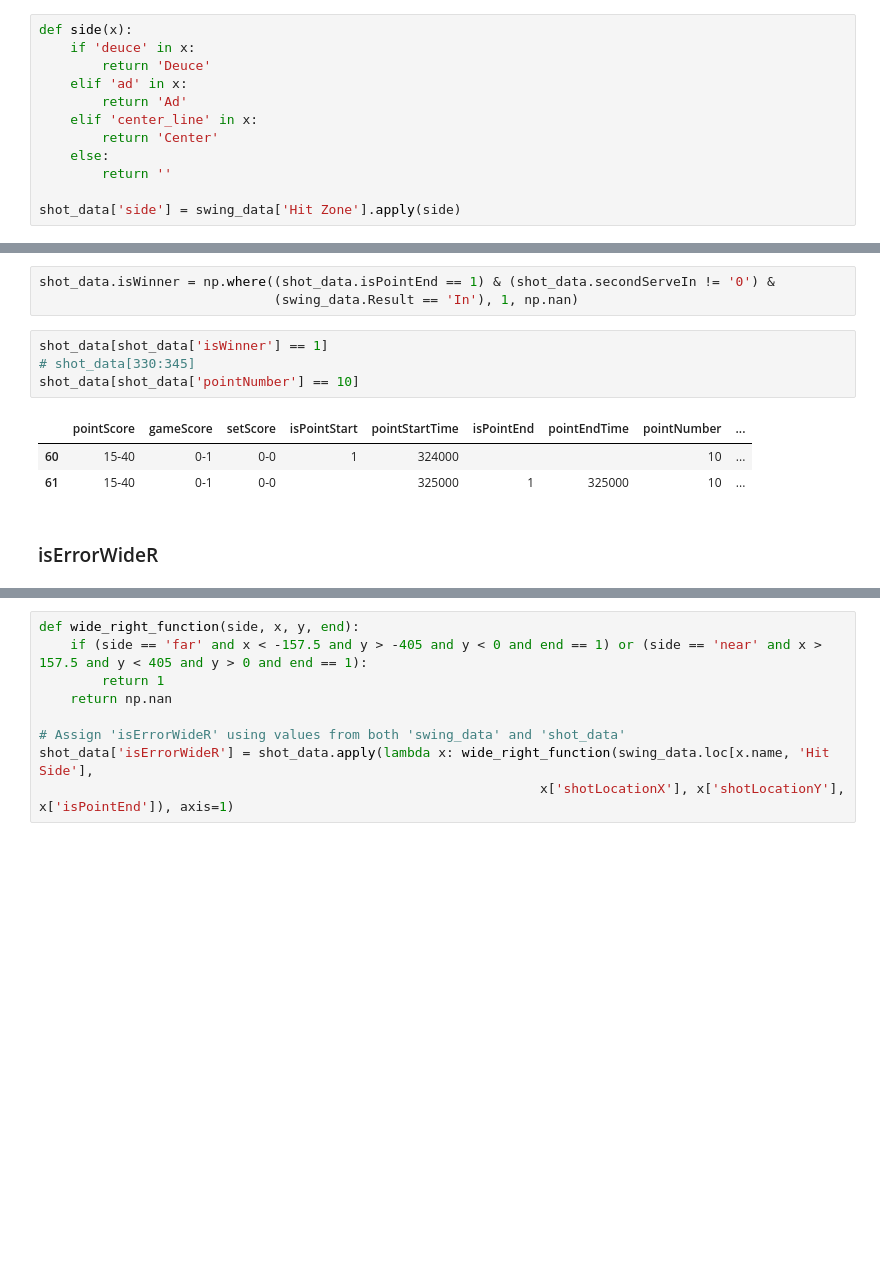
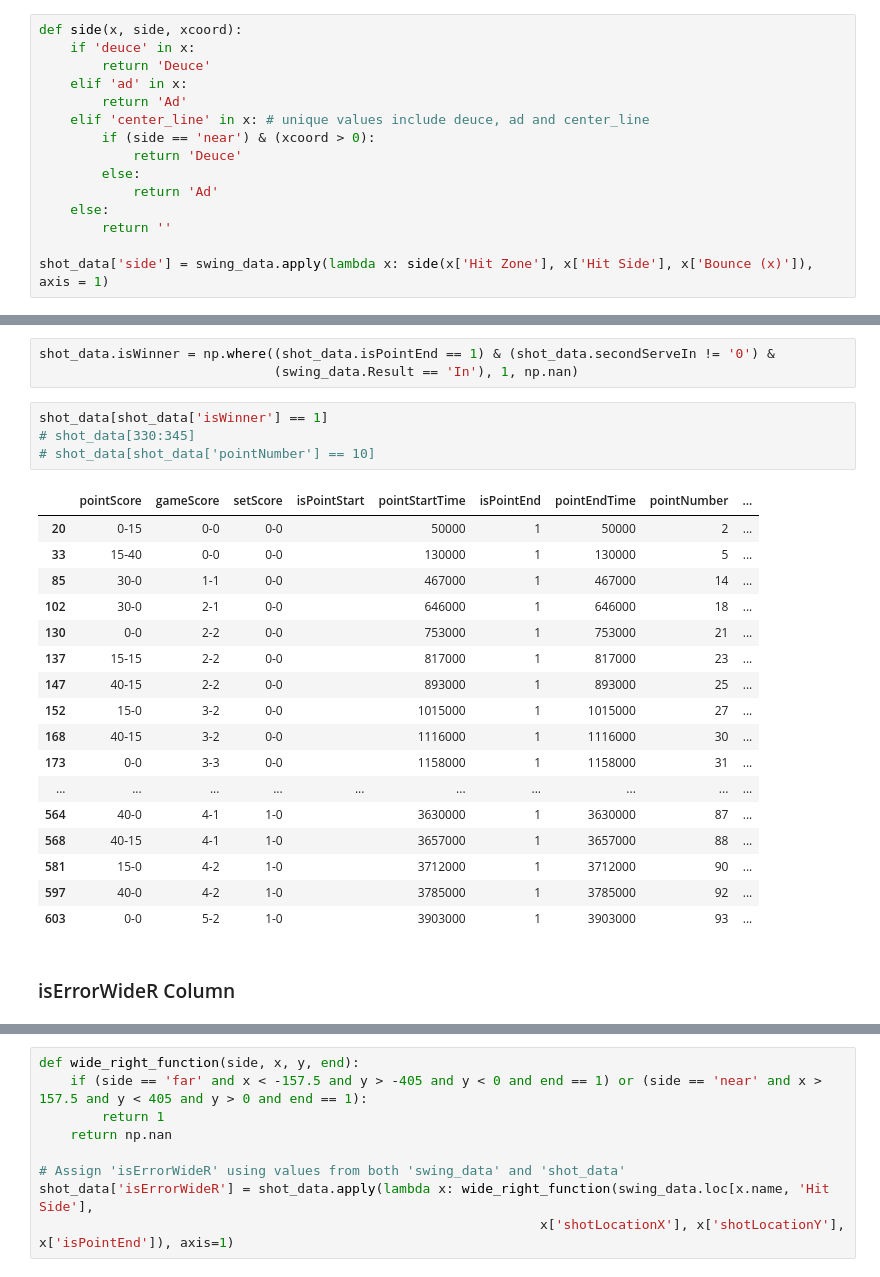
Before and after one commit to bruin-tennis-consulting/swingvision, a Jupyter notebook: swingvision_transformation.ipynb, the cells around one changed output, grey strips where cells are left out. Saved outputs shown, nothing was run; the diff lists cells and outputs as text; blank space fills up the shorter version.

```diff
--- a/swingvision_transformation.ipynb
+++ b/swingvision_transformation.ipynb
@@ -341,15 +322,18 @@ shot_data.shotInRally = swing_data.Shot
 # %%
-def side(x):
+def side(x, side, xcoord):
     if 'deuce' in x:
         return 'Deuce'
     elif 'ad' in x:
         return 'Ad'
-    elif 'center_line' in x:
-        return 'Center'
+    elif 'center_line' in x: # unique values include deuce, ad and center_line
+        if (side == 'near') & (xcoord > 0):
+            return 'Deuce'
+        else:
+            return 'Ad'
     else:
         return ''
 
-shot_data['side'] = swing_data['Hit Zone'].apply(side)
+shot_data['side'] = swing_data.apply(lambda x: side(x['Hit Zone'], x['Hit Side'], x['Bounce (x)']), axis = 1)
 # %% [markdown]
 ### Players
 # %%
@@ -638,10 +660,24 @@ shot_data.isWinner = np.where((shot_data.isPointEnd == 1) & (shot_data.secondSer
 # %%
 shot_data[shot_data['isWinner'] == 1]
 # shot_data[330:345]
-shot_data[shot_data['pointNumber'] == 10]
+# shot_data[shot_data['pointNumber'] == 10]
 # %% [output]
 |  | pointScore | gameScore | setScore | isPointStart | pointStartTime | isPointEnd | pointEndTime | pointNumber | ... |
-| 60 | 15-40 | 0-1 | 0-0 | 1 | 324000 |  |  | 10 | ... |
-| 61 | 15-40 | 0-1 | 0-0 |  | 325000 | 1 | 325000 | 10 | ... |
+| 20 | 0-15 | 0-0 | 0-0 |  | 50000 | 1 | 50000 | 2 | ... |
+| 33 | 15-40 | 0-0 | 0-0 |  | 130000 | 1 | 130000 | 5 | ... |
+| 85 | 30-0 | 1-1 | 0-0 |  | 467000 | 1 | 467000 | 14 | ... |
+| 102 | 30-0 | 2-1 | 0-0 |  | 646000 | 1 | 646000 | 18 | ... |
+| 130 | 0-0 | 2-2 | 0-0 |  | 753000 | 1 | 753000 | 21 | ... |
+| 137 | 15-15 | 2-2 | 0-0 |  | 817000 | 1 | 817000 | 23 | ... |
+| 147 | 40-15 | 2-2 | 0-0 |  | 893000 | 1 | 893000 | 25 | ... |
+| 152 | 15-0 | 3-2 | 0-0 |  | 1015000 | 1 | 1015000 | 27 | ... |
+| 168 | 40-15 | 3-2 | 0-0 |  | 1116000 | 1 | 1116000 | 30 | ... |
+| 173 | 0-0 | 3-3 | 0-0 |  | 1158000 | 1 | 1158000 | 31 | ... |
+| ... | ... | ... | ... | ... | ... | ... | ... | ... | ... |
+| 564 | 40-0 | 4-1 | 1-0 |  | 3630000 | 1 | 3630000 | 87 | ... |
+| 568 | 40-15 | 4-1 | 1-0 |  | 3657000 | 1 | 3657000 | 88 | ... |
+| 581 | 15-0 | 4-2 | 1-0 |  | 3712000 | 1 | 3712000 | 90 | ... |
+| 597 | 40-0 | 4-2 | 1-0 |  | 3785000 | 1 | 3785000 | 92 | ... |
+| 603 | 0-0 | 5-2 | 1-0 |  | 3903000 | 1 | 3903000 | 93 | ... |
 # %% [markdown]
-### isErrorWideR
+### isErrorWideR Column
```
Also changed, not shown: parts of 24 cells of this notebook, 3 other files.
